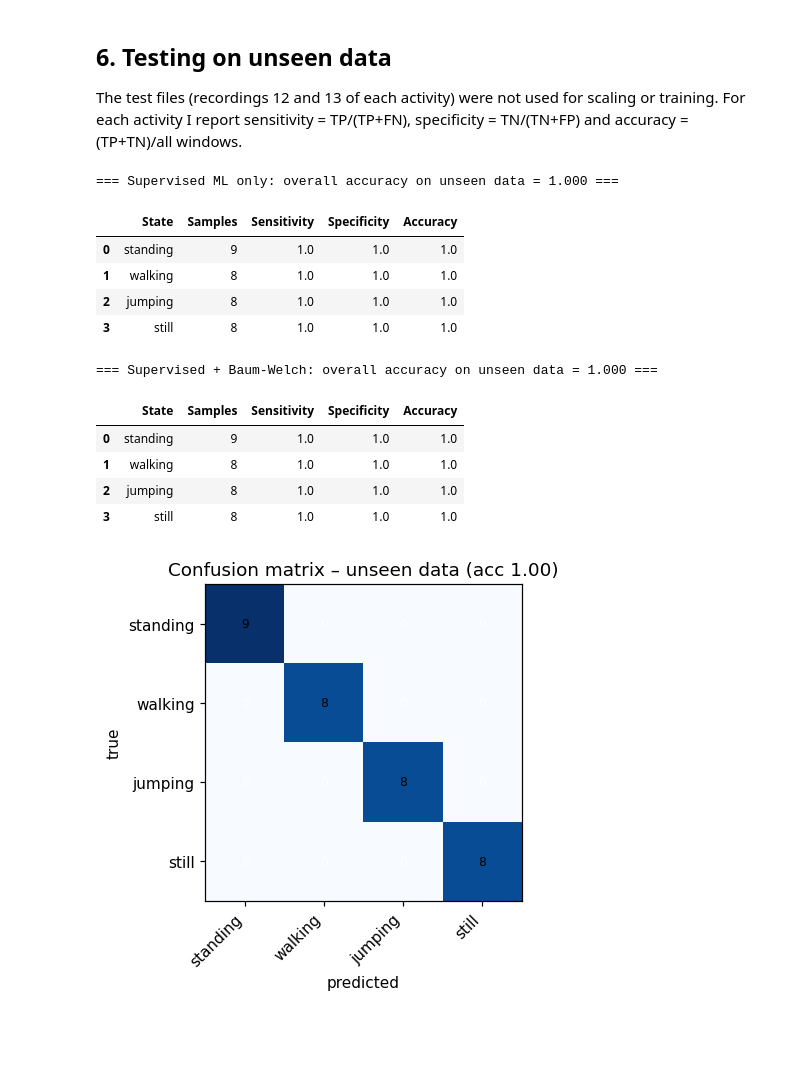
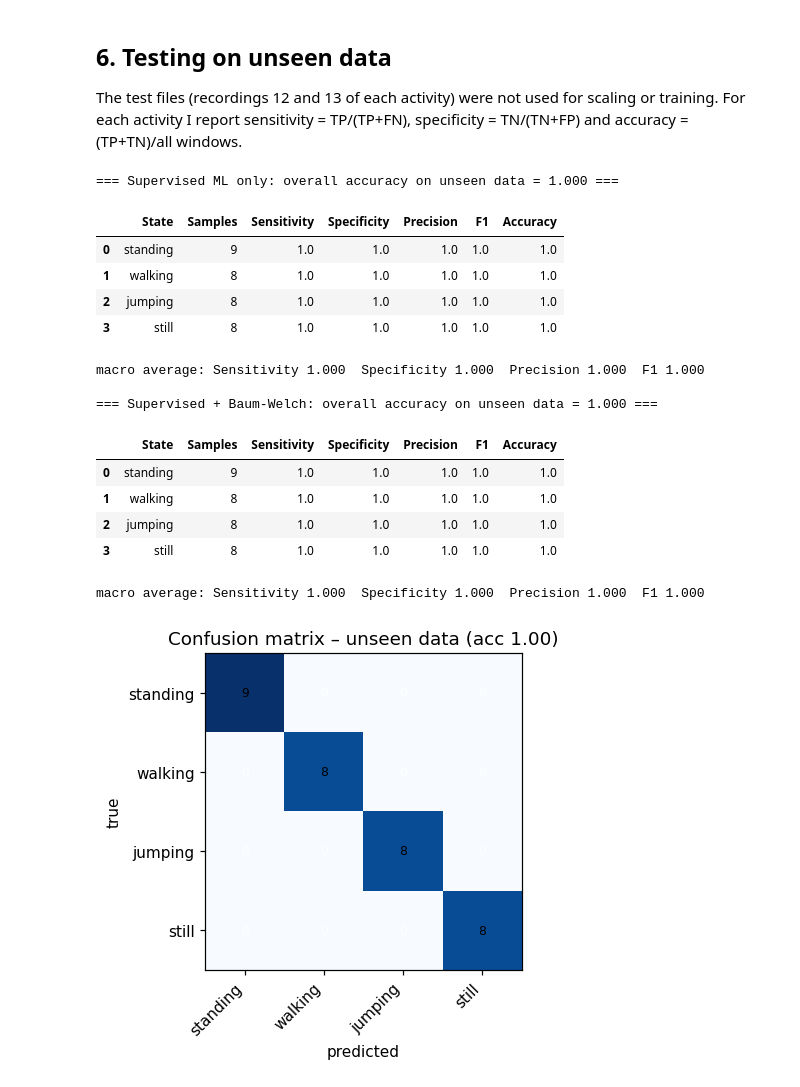
Before and after one commit to nehemmy55/Hidden-Markov-Models, a Jupyter notebook: hmm_activity_recognition_final.ipynb, the cells around one changed output. Cells and saved outputs as stored; diff of their text form; code cells hidden in the pictures; blank space fills up the shorter version.

```diff
--- a/hmm_activity_recognition_final.ipynb
+++ b/hmm_activity_recognition_final.ipynb
@@ -56,7 +57,7 @@ def load_recording(path):
     x = df[COLS].values.astype(float)
     if fs_raw > 1.5 * FS:                                  # anti-alias before downsampling
         k = int(round(fs_raw / FS))
-        x = np.column_stack([np.convolve(c, np.ones(k) / k, mode="same") for c in x.T])
+        x = uniform_filter1d(x, size=k, axis=0, mode="nearest")
     grid = np.arange(0, t[-1], 1.0 / FS)
     xr = np.column_stack([np.interp(grid, t, x[:, j]) for j in range(x.shape[1])])
     xr = xr[int(TRIM_START_S * FS): len(xr) - int(TRIM_END_S * FS)]   # remove press-record / press-stop transients
@@ -81,6 +82,10 @@ print(f"train files: {len(train_recs)} | test files: {len(test_recs)}")
 meta = pd.DataFrame([{k: r[k] for k in ["file", "member", "activity", "fs_raw", "duration"]} for r in train_recs + test_recs])
 print("\nNative sampling rate of the phone (Hz) -> harmonised to", FS, "Hz")
 display(meta.groupby("member").agg(files=("file", "count"), native_fs_hz=("fs_raw", "mean"), min_s=("duration", "min"), max_s=("duration", "max")).round(1))
-print("\nRecorded time per activity (s), train set  [rubric: >= 90 s each]")
-display(meta[meta.file.isin([r["file"] for r in train_recs])].groupby("activity").duration.sum().round(1).to_frame("total_s"))
+print("\nRecorded time per activity (s), all files  [target: at least 90 s each]")
+meta["split"] = ["train"] * len(train_recs) + ["test"] * len(test_recs)
+tt = meta.pivot_table(index="activity", columns="split", values="duration", aggfunc="sum").round(1)
+tt["total_s"] = tt.sum(axis=1)
+tt["files"] = meta.groupby("activity").size()
+display(tt.reindex(ACTIVITIES))
 # %% [output]
@@ -373,32 +378,37 @@ For each activity I report sensitivity = TP/(TP+FN), specificity = TN/(TN+FP) an
 # %%
 def evaluate(model, sessions):
     yt = np.concatenate([s["y"] for s in sessions]); yp = np.concatenate([model.viterbi(s["Z"])[0] for s in sessions])
     cm = np.zeros((K, K), int)
     for a, b in zip(yt, yp): cm[a, b] += 1
     N = cm.sum(); rows = []
     for k in range(K):
         TP = cm[k, k]; FN = cm[k].sum() - TP; FP = cm[:, k].sum() - TP; TN = N - TP - FN - FP
-        rows.append(dict(State=ACTIVITIES[k], Samples=int(cm[k].sum()), Sensitivity=TP / max(TP + FN, 1),
-                         Specificity=TN / max(TN + FP, 1), Accuracy=(TP + TN) / N))
+        sens, prec = TP / max(TP + FN, 1), (TP / (TP + FP) if TP + FP else 0.0)   # precision 0 if never predicted
+        rows.append(dict(State=ACTIVITIES[k], Samples=int(cm[k].sum()), Sensitivity=sens, Specificity=TN / max(TN + FP, 1),
+                         Precision=prec, F1=2 * prec * sens / (prec + sens) if prec + sens else 0.0, Accuracy=(TP + TN) / N))
     tab = pd.DataFrame(rows); return tab, cm, np.trace(cm) / N, yt, yp
 
 res = {}
 for name, m in [("Supervised ML only", hmm_sup), ("Supervised + Baum-Welch", hmm_bw)]:
     tab, cm, acc, yt, yp = evaluate(m, test_sessions); res[name] = (tab, cm, acc, yt, yp)
     print(f"\n=== {name}: overall accuracy on unseen data = {acc:.3f} ==="); display(tab.round(3))
+    print("macro average: " + "  ".join(f"{c} {tab[c].mean():.3f}" for c in ["Sensitivity", "Specificity", "Precision", "F1"]))
 # %% [output]
 === Supervised ML only: overall accuracy on unseen data = 1.000 ===
-|  | State | Samples | Sensitivity | Specificity | Accuracy |
-| 0 | standing | 9 | 1.0 | 1.0 | 1.0 |
-| 1 | walking | 8 | 1.0 | 1.0 | 1.0 |
-| 2 | jumping | 8 | 1.0 | 1.0 | 1.0 |
-| 3 | still | 8 | 1.0 | 1.0 | 1.0 |
+|  | State | Samples | Sensitivity | Specificity | Precision | F1 | Accuracy |
+| 0 | standing | 9 | 1.0 | 1.0 | 1.0 | 1.0 | 1.0 |
+| 1 | walking | 8 | 1.0 | 1.0 | 1.0 | 1.0 | 1.0 |
+| 2 | jumping | 8 | 1.0 | 1.0 | 1.0 | 1.0 | 1.0 |
+| 3 | still | 8 | 1.0 | 1.0 | 1.0 | 1.0 | 1.0 |
+macro average: Sensitivity 1.000  Specificity 1.000  Precision 1.000  F1 1.000
+
 === Supervised + Baum-Welch: overall accuracy on unseen data = 1.000 ===
-|  | State | Samples | Sensitivity | Specificity | Accuracy |
-| 0 | standing | 9 | 1.0 | 1.0 | 1.0 |
-| 1 | walking | 8 | 1.0 | 1.0 | 1.0 |
-| 2 | jumping | 8 | 1.0 | 1.0 | 1.0 |
-| 3 | still | 8 | 1.0 | 1.0 | 1.0 |
+|  | State | Samples | Sensitivity | Specificity | Precision | F1 | Accuracy |
+| 0 | standing | 9 | 1.0 | 1.0 | 1.0 | 1.0 | 1.0 |
+| 1 | walking | 8 | 1.0 | 1.0 | 1.0 | 1.0 | 1.0 |
+| 2 | jumping | 8 | 1.0 | 1.0 | 1.0 | 1.0 | 1.0 |
+| 3 | still | 8 | 1.0 | 1.0 | 1.0 | 1.0 | 1.0 |
+macro average: Sensitivity 1.000  Specificity 1.000  Precision 1.000  F1 1.000
 # %%
 tab, cm, acc, yt, yp = res["Supervised + Baum-Welch"]
 fig, ax = plt.subplots(figsize=(5, 4.2))
```
Also changed, not shown: parts of 8 cells of this notebook, 5 other files.
